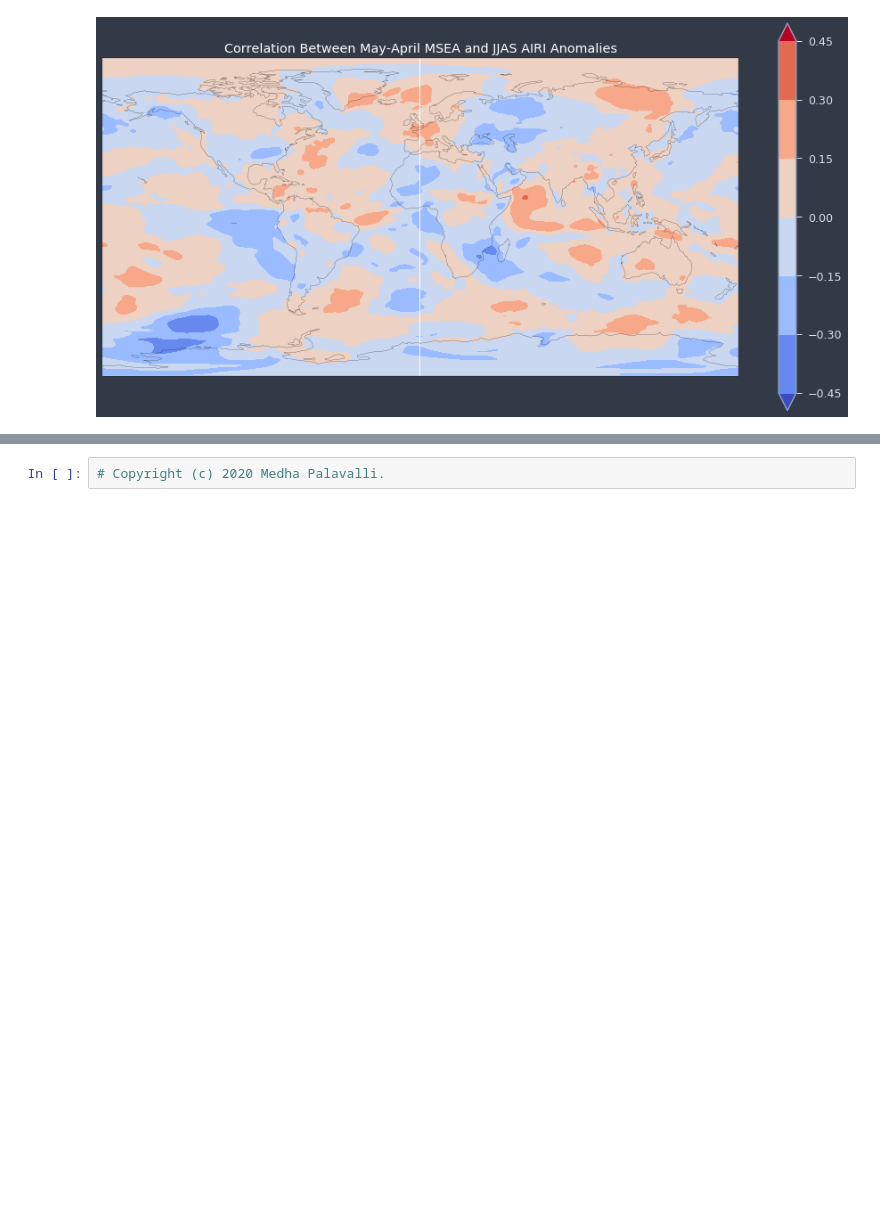
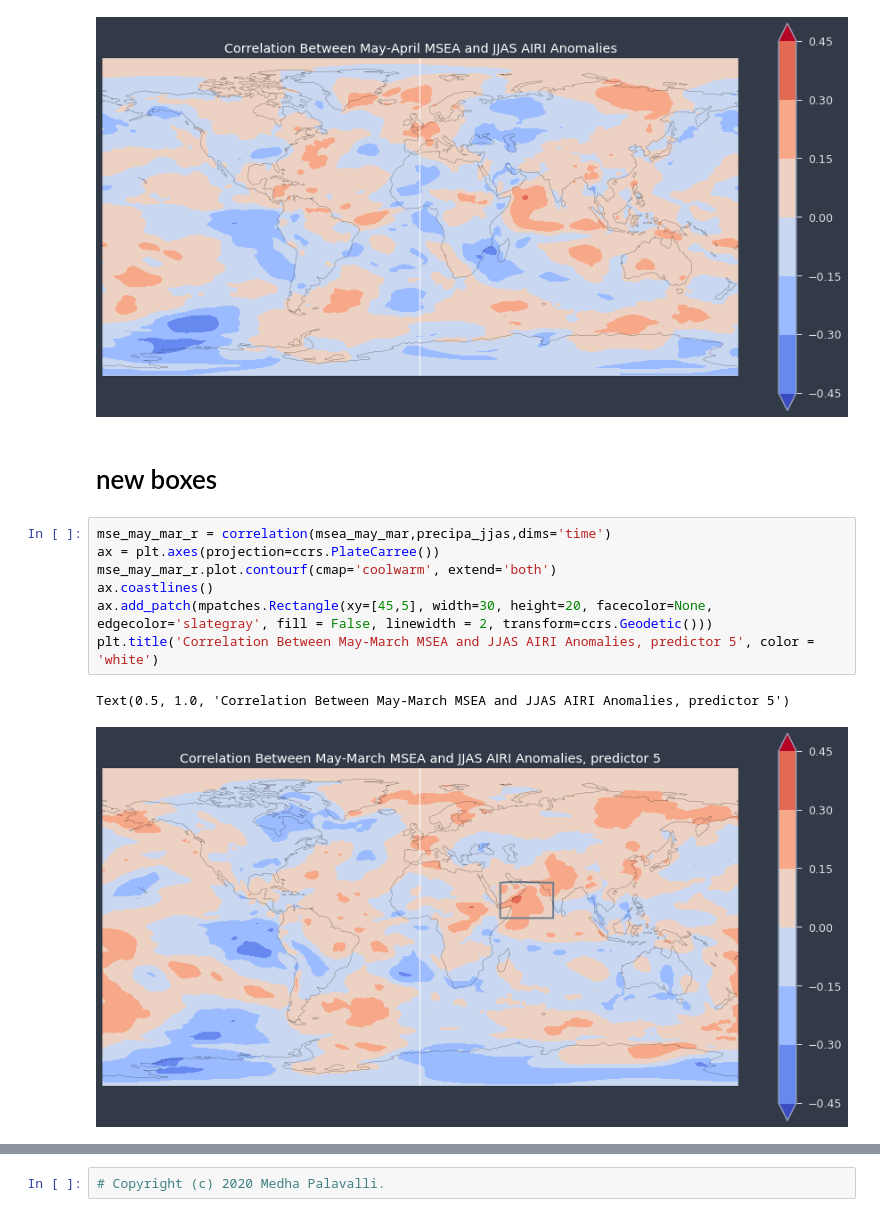
Before and after one commit to medhap02/AllIndiaRainfall, a Jupyter notebook: src/MSEcorrelationsRandom25Removed.ipynb, the cells around one changed output, grey strips where cells are left out. Drawn from its saved outputs; the diff is of its cells as text; blank space fills up the shorter version.

Commit message:
possible mse boxes

```diff
--- a/src/MSEcorrelationsRandom25Removed.ipynb
+++ b/src/MSEcorrelationsRandom25Removed.ipynb
@@ -450,3 +450,15 @@ plt.title('Correlation Between May-April MSEA and JJAS AIRI Anomalies', color =
 # %% [output]
 Text(0.5, 1.0, 'Correlation Between May-April MSEA and JJAS AIRI Anomalies')
 [figure]
+# %% [markdown]
+# new boxes
+# %%
+mse_may_mar_r = correlation(msea_may_mar,precipa_jjas,dims='time')
+ax = plt.axes(projection=ccrs.PlateCarree())
+mse_may_mar_r.plot.contourf(cmap='coolwarm', extend='both')
+ax.coastlines()
+ax.add_patch(mpatches.Rectangle(xy=[45,5], width=30, height=20, facecolor=None, edgecolor='slategray', fill = False, linewidth = 2, transform=ccrs.Geodetic()))
+plt.title('Correlation Between May-March MSEA and JJAS AIRI Anomalies, predictor 5', color = 'white')
+# %% [output]
+Text(0.5, 1.0, 'Correlation Between May-March MSEA and JJAS AIRI Anomalies, predictor 5')
+[figure, added]
```
Also changed, not shown: parts of 1 cell of this notebook.
